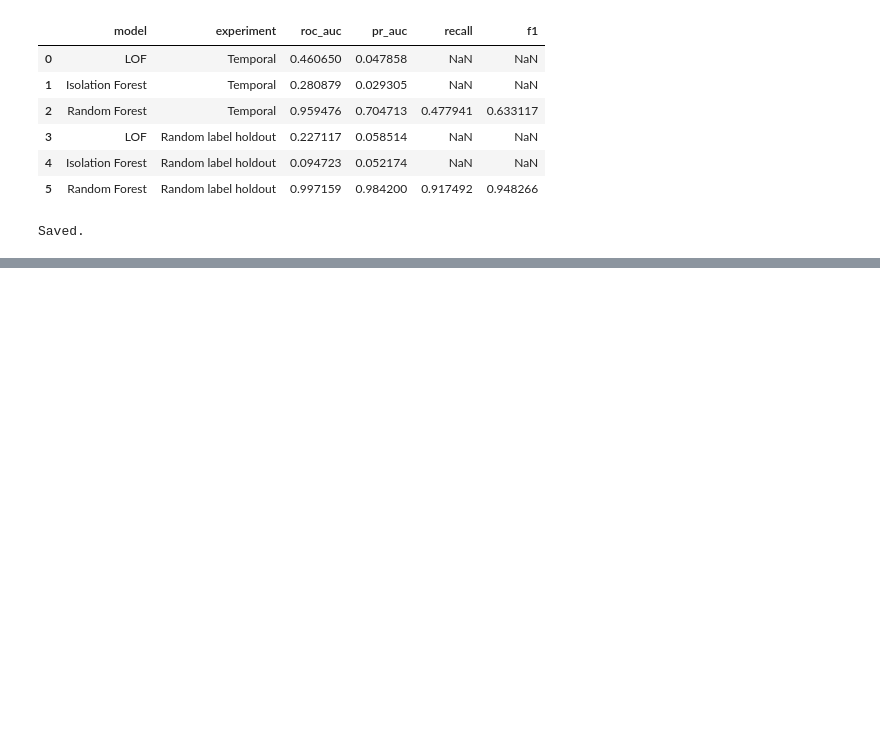
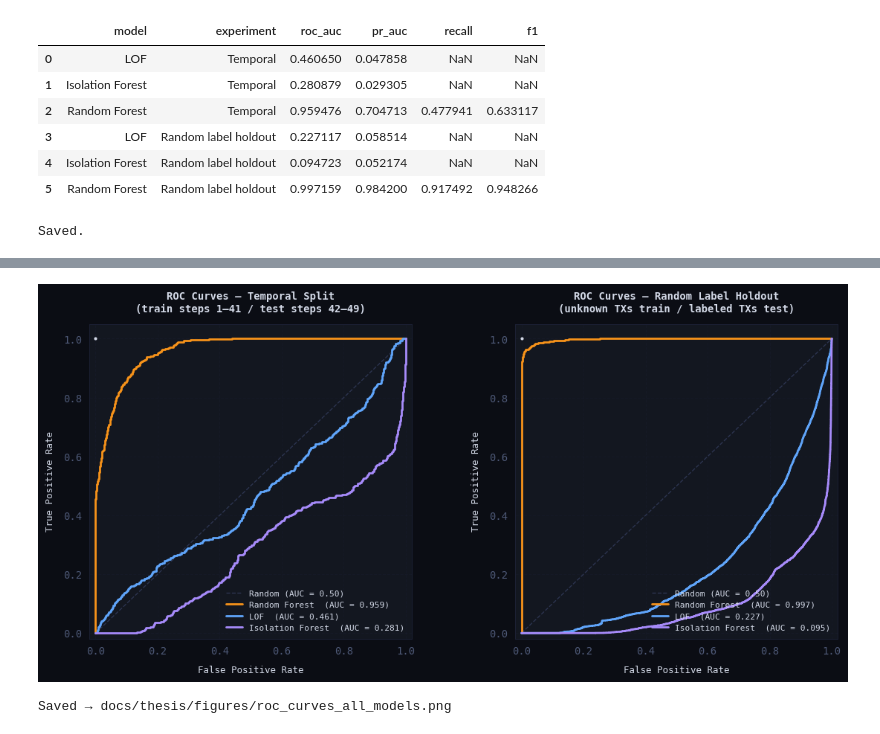
Before and after one commit to IIIAMAH3/AML-Blockchain-Monitoring-System, a Jupyter notebook: notebooks/04_evaluation.ipynb, the cells around one changed output, grey strips where cells are left out. Cells and saved outputs as stored; diff of their text form; code cells hidden in the pictures; blank space fills up the shorter version.

```diff
--- a/notebooks/04_evaluation.ipynb
+++ b/notebooks/04_evaluation.ipynb
@@ -203,0 +301,75 @@ Saved.
+# %%
+# ============================================================
+# PLOT — side by side: temporal split | random split
+# Saved as a single PNG for the thesis.
+# ============================================================
+
+fig, axes = plt.subplots(1, 2, figsize=(13, 5.5))
+fig.subplots_adjust(wspace=0.32)
+
+
+def draw_roc_panel(ax, title, curves):
+    """
+    curves: list of (fpr, tpr, auc_score, label, color, linestyle)
+    """
+    # Random-guess diagonal
+    ax.plot([0, 1], [0, 1], color=C_DIAG, linewidth=1,
+            linestyle="--", label="Random (AUC = 0.50)")
+
+    for fpr, tpr, auc_score, label, color, ls in curves:
+        ax.plot(
+            fpr, tpr,
+            color=color,
+            linewidth=2,
+            linestyle=ls,
+            label=f"{label}  (AUC = {auc_score:.3f})",
+        )
+
+    ax.set_xlim(-0.02, 1.02)
+    ax.set_ylim(-0.02, 1.05)
+    ax.set_xlabel("False Positive Rate", fontsize=9, labelpad=8)
+    ax.set_ylabel("True Positive Rate", fontsize=9, labelpad=8)
+    ax.set_title(title, fontsize=10, fontweight="bold", pad=12)
+    ax.grid(True, linestyle="--", alpha=0.4)
+    ax.legend(fontsize=8, loc="lower right")
+
+    # AUC = 1.0 reference corner dot
+    ax.plot(0, 1, marker=".", color="#d4dae8", markersize=4, zorder=5)
+    ax.xaxis.set_major_formatter(mticker.FormatStrFormatter("%.1f"))
+    ax.yaxis.set_major_formatter(mticker.FormatStrFormatter("%.1f"))
+
+
+# ── Panel 1: Temporal split ───────────────────────────────────
+draw_roc_panel(
+    axes[0],
+    "ROC Curves — Temporal Split\n(train steps 1–41 / test steps 42–49)",
+    [
+        (rf_t_fpr,  rf_t_tpr,  rf_t_auc,  "Random Forest", C_RF,  "solid"),
+        (lof_t_fpr, lof_t_tpr, lof_t_auc, "LOF",           C_LOF, "solid"),
+        (if_t_fpr,  if_t_tpr,  if_t_auc,  "Isolation Forest", C_IF, "solid"),
+    ]
+)
+
+# ── Panel 2: Random split ─────────────────────────────────────
+draw_roc_panel(
+    axes[1],
+    "ROC Curves — Random Label Holdout\n(unknown TXs train / labeled TXs test)",
+    [
+        (rf_r_fpr,  rf_r_tpr,  rf_r_auc,  "Random Forest", C_RF,  "solid"),
+        (lof_r_fpr, lof_r_tpr, lof_r_auc, "LOF",           C_LOF, "solid"),
+        (if_r_fpr,  if_r_tpr,  if_r_auc,  "Isolation Forest", C_IF, "solid"),
+    ]
+)
+
+plt.savefig(
+    "../docs/thesis/figures/roc_curves_all_models.png",
+    dpi=180,
+    bbox_inches="tight",
+    facecolor=fig.get_facecolor(),
+)
+
+plt.show()
+print("Saved → docs/thesis/figures/roc_curves_all_models.png")
+# %% [output]
+[figure, added]
+Saved → docs/thesis/figures/roc_curves_all_models.png
```
Also changed, not shown: parts of 7 cells of this notebook.
